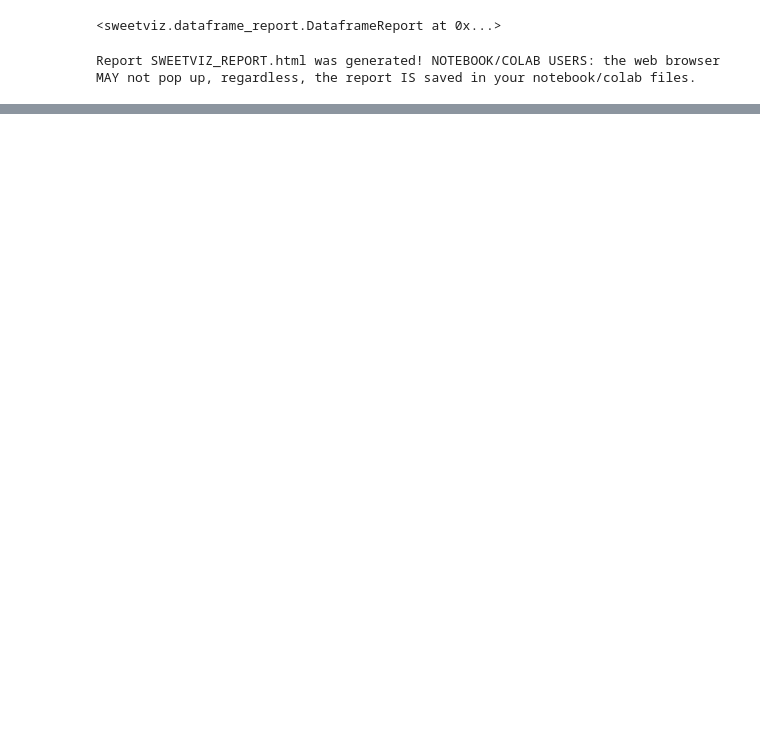
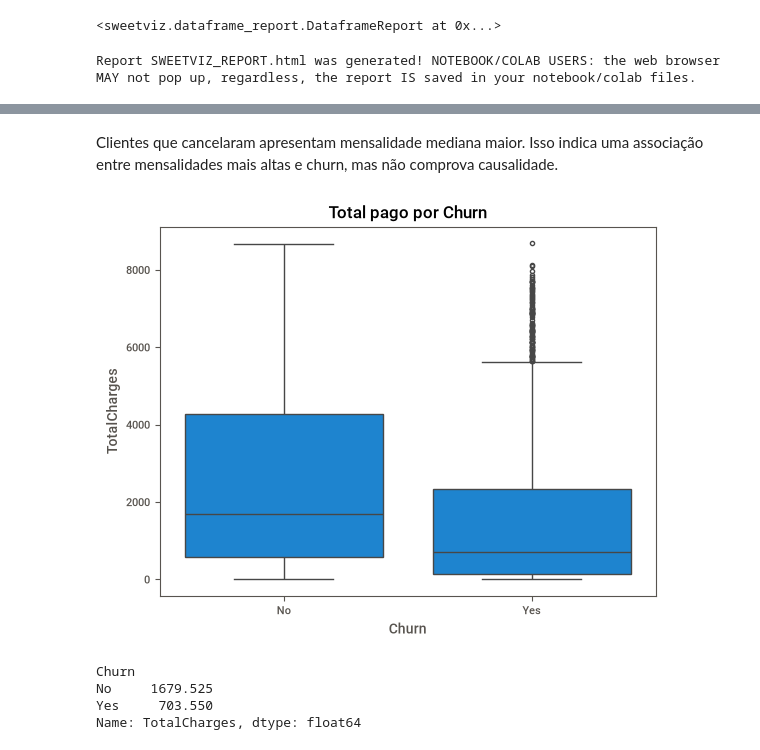
Before and after one commit to Jadsonsmxr/customer-churn-prediction, a Jupyter notebook: notebooks/01_eda.ipynb, the cells around one changed output, grey strips where cells are left out. Saved outputs shown, nothing was run; the diff lists cells and outputs as text; code cells hidden in the pictures; blank space fills up the shorter version.

```diff
--- a/notebooks/01_eda.ipynb
+++ b/notebooks/01_eda.ipynb
@@ -168,0 +220,15 @@ Report SWEETVIZ_REPORT.html was generated! NOTEBOOK/COLAB USERS: the web browser
+# %% [markdown]
+Clientes que cancelaram apresentam mensalidade mediana maior. Isso indica uma associação entre mensalidades mais altas e churn, mas não comprova causalidade.
+# %%
+sns.boxplot(data=data, x='Churn', y='TotalCharges')
+plt.title('Total pago por Churn')
+plt.show()
+# %% [output]
+[figure, added]
+# %%
+data.groupby('Churn')['TotalCharges'].median()
+# %% [output]
+Churn
+No     1679.525
+Yes     703.550
+Name: TotalCharges, dtype: float64
```
Also changed, not shown: parts of 49 cells of this notebook.
